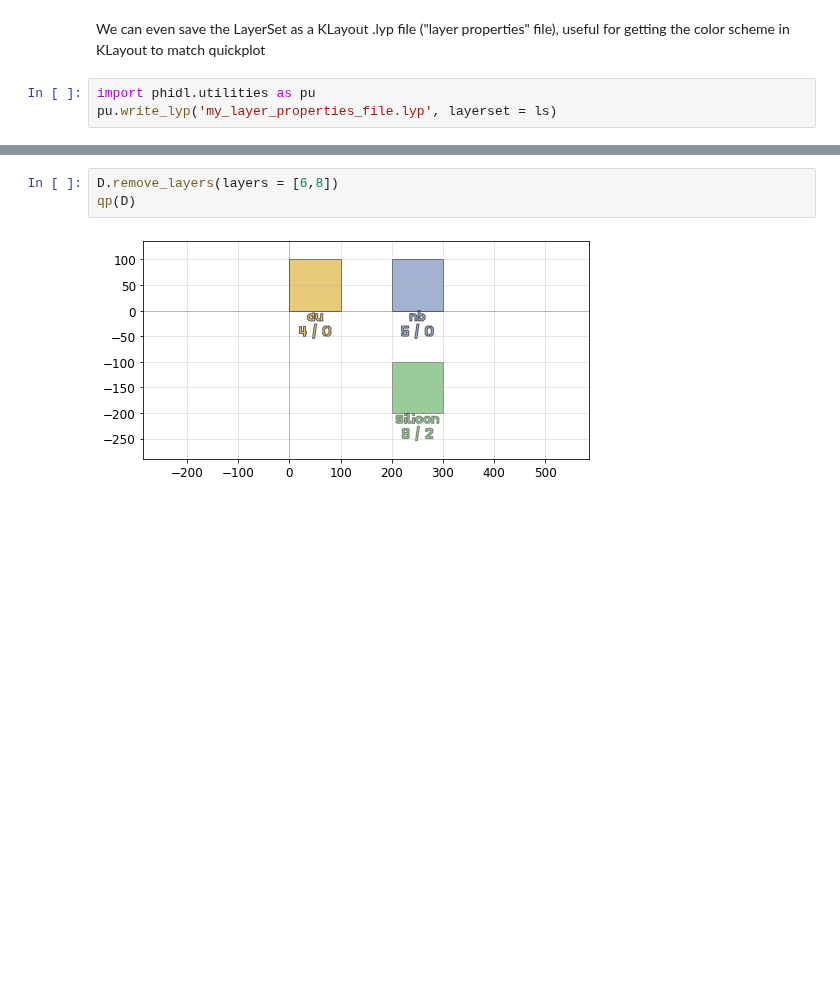
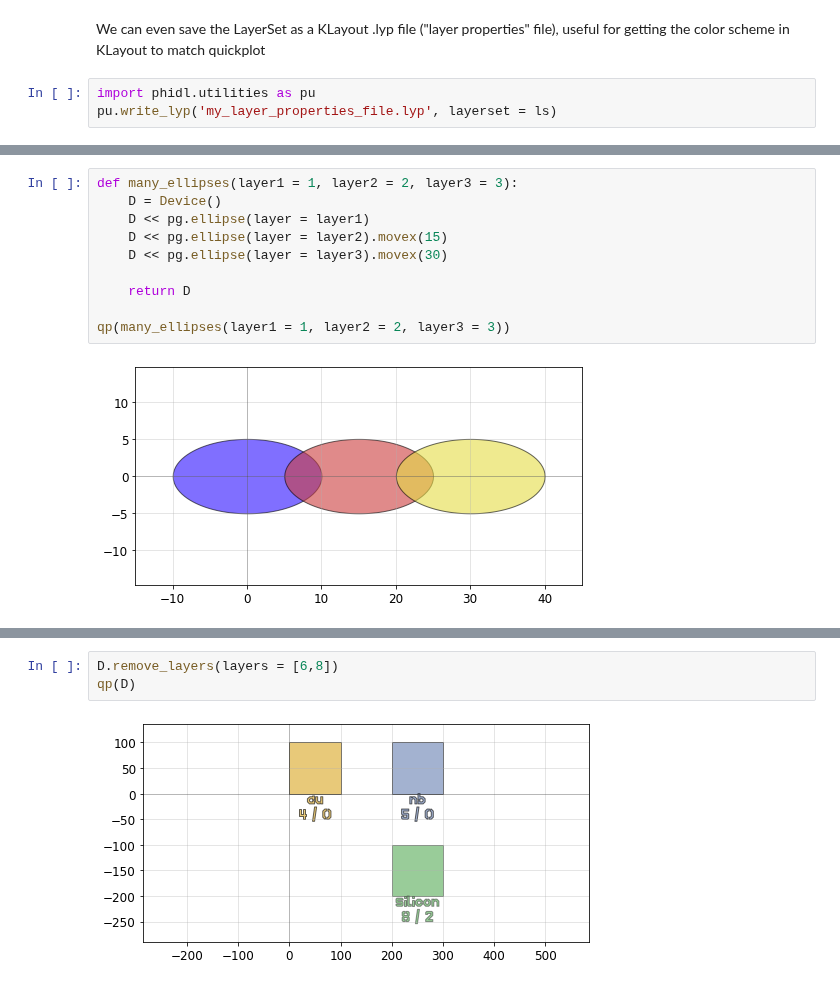
Before and after one commit to amccaugh/phidl, a Jupyter notebook: docs/tutorials/layers.ipynb, the cells around one changed output, grey strips where cells are left out. Saved outputs shown, nothing was run; the diff lists cells and outputs as text; blank space fills up the shorter version.

```diff
--- a/docs/tutorials/layers.ipynb
+++ b/docs/tutorials/layers.ipynb
@@ -119,0 +126,12 @@ pu.write_lyp('my_layer_properties_file.lyp', layerset = ls)
+# %%
+def many_ellipses(layer1 = 1, layer2 = 2, layer3 = 3):
+    D = Device()
+    D << pg.ellipse(layer = layer1)
+    D << pg.ellipse(layer = layer2).movex(15)
+    D << pg.ellipse(layer = layer3).movex(30)
+
+    return D
+
+qp(many_ellipses(layer1 = 1, layer2 = 2, layer3 = 3))
+# %% [output]
+[figure, added]
```
Also changed, not shown: parts of 9 cells of this notebook.
